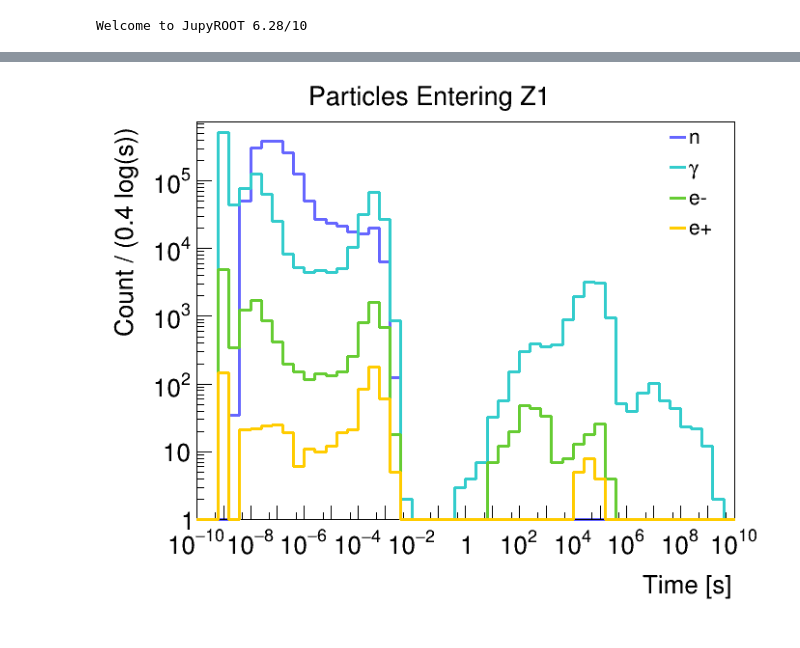
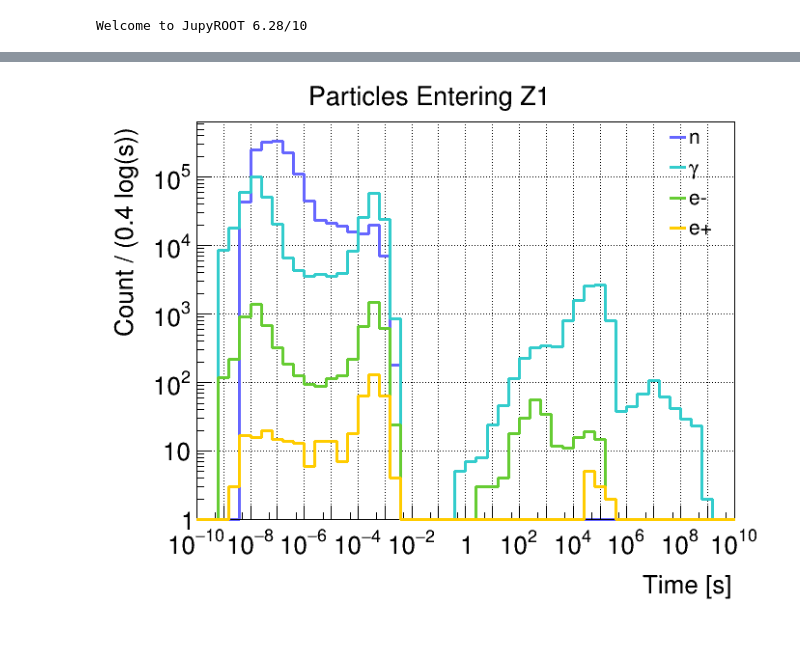
Before and after one commit to perry5334/CDMS, a Jupyter notebook: notebooks/CUTE/Ge71_Lines/Cf252Exposure_CUTEGeom_Sim.ipynb, the cells around one changed output, grey strips where cells are left out. Saved outputs shown, nothing was run; the diff lists cells and outputs as text; code cells hidden in the pictures.

```diff
--- a/notebooks/CUTE/Ge71_Lines/Cf252Exposure_CUTEGeom_Sim.ipynb
+++ b/notebooks/CUTE/Ge71_Lines/Cf252Exposure_CUTEGeom_Sim.ipynb
@@ -17,10 +17,10 @@ import setup
 # %% [output]
 Welcome to JupyROOT 6.28/10
 # %%
-#path = '/scratch/user/perry5334/samples/DMC_SNOLAB_HV/CUTE_Cf252calib_source/DMCOutput_decayAncestor_Spectrum/'
+path = '/scratch/user/perry5334/samples/DMC_SNOLAB_HV/CUTE_Cf252calib_source/DMCOutput_decayAncestor_Spectrum/'
+DMCfiles = np.sort(glob.glob(path + f'CUTE_Cf252_????????_??????.root'))
+#path = '/scratch/perry/SourceSimOutput_decayAncestor_Isotope/'
 #DMCfiles = np.sort(glob.glob(path + f'CUTE_Cf252_????????_??????.root'))
-path = '/scratch/perry/SourceSimOutput_decayAncestor_Isotope/'
-DMCfiles = np.sort(glob.glob(path + f'CUTE_Cf252_????????_??????.root'))
 # %%
 branches = ['PName','Time1', 'Time3'] #, 'decayAncestor.PName', 'decayAncestor.Process']#,
             #'decayAncestor.TrackID', 'decayAncestor.T', 'decayAncestor.VolName']
@@ -108,5 +108,6 @@ h4.Draw("SAME")
 legend.Draw()
 c.SetLogy()
 c.SetLogx()
+c.SetGrid(1,1)
 c.Draw()
 # %% [output]
@@ -118,4 +114,4 @@ Warning in <TROOT::Append>: Replacing existing TH1: h4 (Potential memory leak).
-[figure, old version]
+[figure, new version]
 # %%
 exitCut = mcFluxCounter['InOut'] == 2
 Time_neutron = mcFluxCounter['Time1'][(mcFluxCounter['PName'] == 'neutron') & exitCut]*1e-9
```
Also changed, not shown: parts of 15 cells of this notebook, 4 other files.
